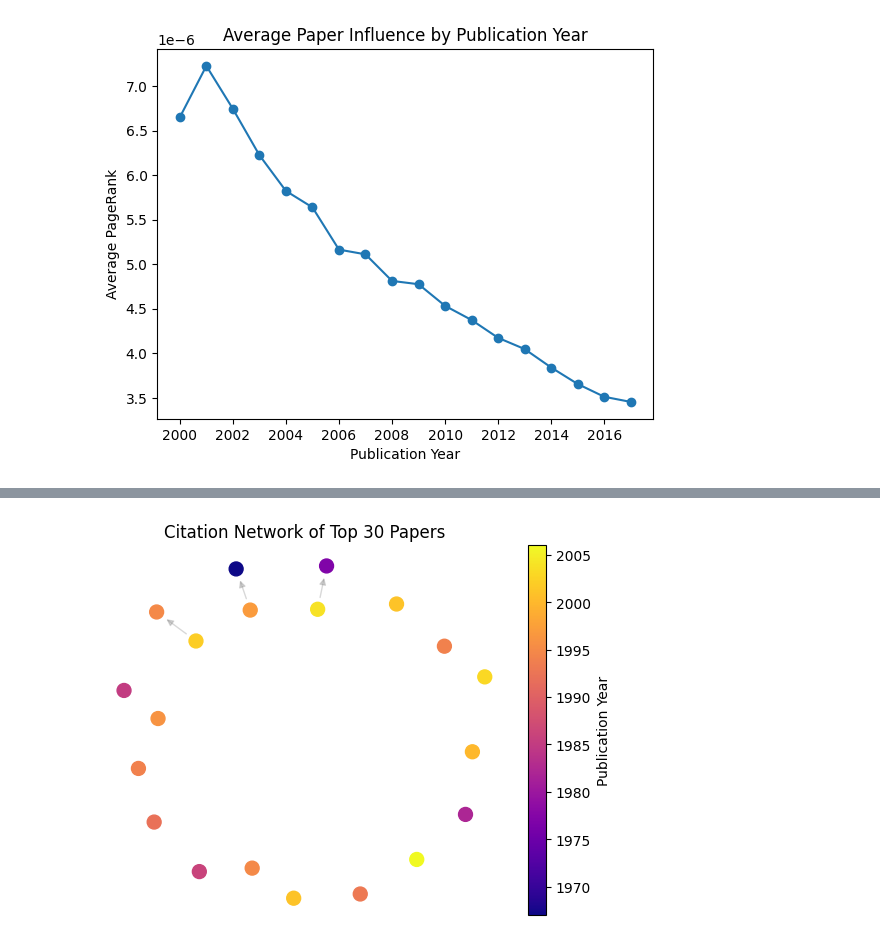
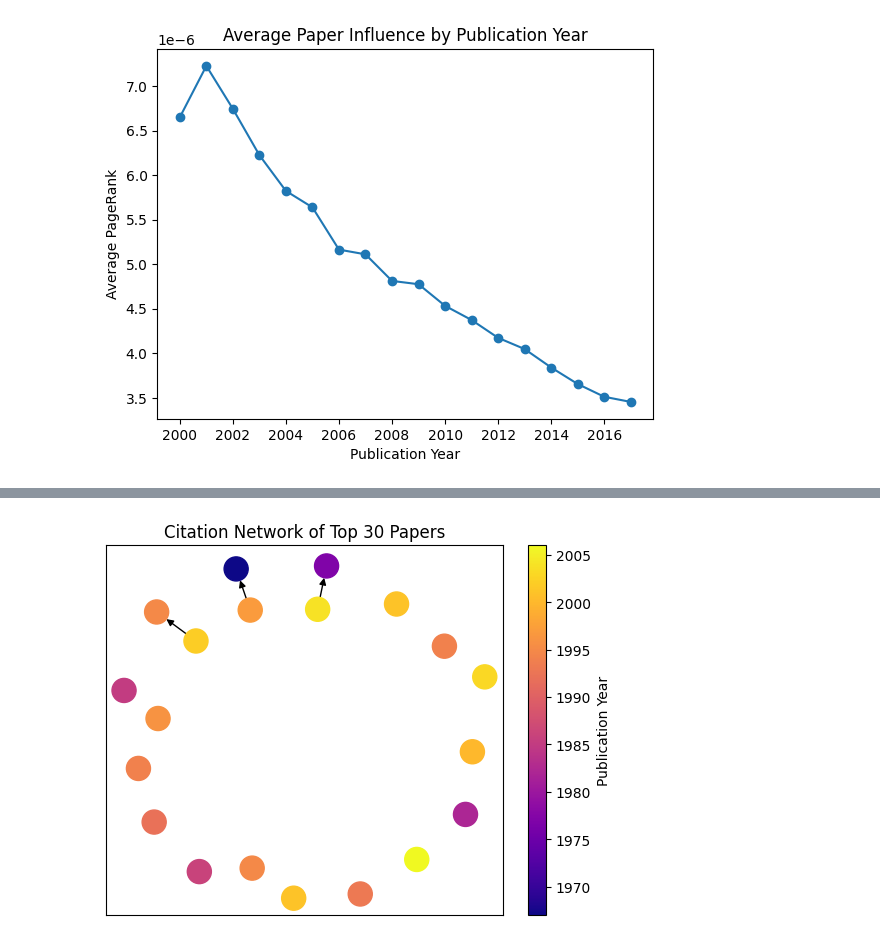
Before and after one commit to alesss-b/Data-Science-I-Group-Project, a Jupyter notebook: citation_network_analysis.ipynb, the cells around one changed output, grey strips where cells are left out. Drawn from its saved outputs; the diff is of its cells as text; code cells hidden in the pictures.

Commit message:
outputs/figures

```diff
--- a/citation_network_analysis.ipynb
+++ b/citation_network_analysis.ipynb
@@ -205,20 +209,20 @@ breakthrough[['title', 'year', 'venue', 'n_citation', 'citation_velocity', 'page
 | 12 | Complex network measures of brain... | 2010 | NeuroImage | 3955 | 494.375000 | 0.000152 |
 | 13 | GPSR: greedy perimeter stateless ... | 2000 | acm ieee international conference... | 8821 | 490.055556 | 0.000574 |
 | 14 | Network flows: theory, algorithms... | 1993 | Journal of the Operational Resear... | 11120 | 444.800000 | 0.000559 |
-# %%
-"""Visualize Citation Network"""
-top_ids = set(top_papers['id'].head(30))
-subgraph = citation_graph.subgraph(top_ids)
-
-year_map = sample.set_index('id')['year'].to_dict()
-node_years = [year_map.get(node, START_YEAR) for node in subgraph.nodes()]
-
-pos = nx.spring_layout(subgraph, seed = RANDOM_STATE)
-nx.draw_networkx_edges(subgraph, pos, alpha = 0.3, edge_color = 'gray', arrows = True)
-sc = nx.draw_networkx_nodes(subgraph, pos, node_color = node_years, cmap = plt.cm.plasma, node_size = 100)
-plt.colorbar(sc, label='Publication Year')
-plt.title('Citation Network of Top 30 Papers')
-plt.axis('off')
-plt.show()
-# %% [output]
-[figure, removed]
+# %%
+"""Visualize Citation Network of Top 30 Papers"""
+top_ids = set(top_papers['id'].head(30))
+subgraph = citation_graph.subgraph(top_ids)
+
+year_map = sample.set_index('id')['year'].to_dict()
+node_years = [year_map.get(node, START_YEAR) for node in subgraph.nodes()]
+
+pos = nx.spring_layout(subgraph, seed = RANDOM_STATE)
+nx.draw_networkx_edges(subgraph, pos, arrows = True)
+sc = nx.draw_networkx_nodes(subgraph, pos, node_color = node_years, cmap = plt.cm.plasma)
+plt.colorbar(sc, label = 'Publication Year')
+plt.title('Citation Network of Top 30 Papers')
+plt.savefig('figures/Citation Network of Top 30 Papers.png', bbox_inches = 'tight')
+plt.show()
+# %% [output]
+[figure, added]
```
Also changed, not shown: parts of 5 cells of this notebook, 4 other files.
